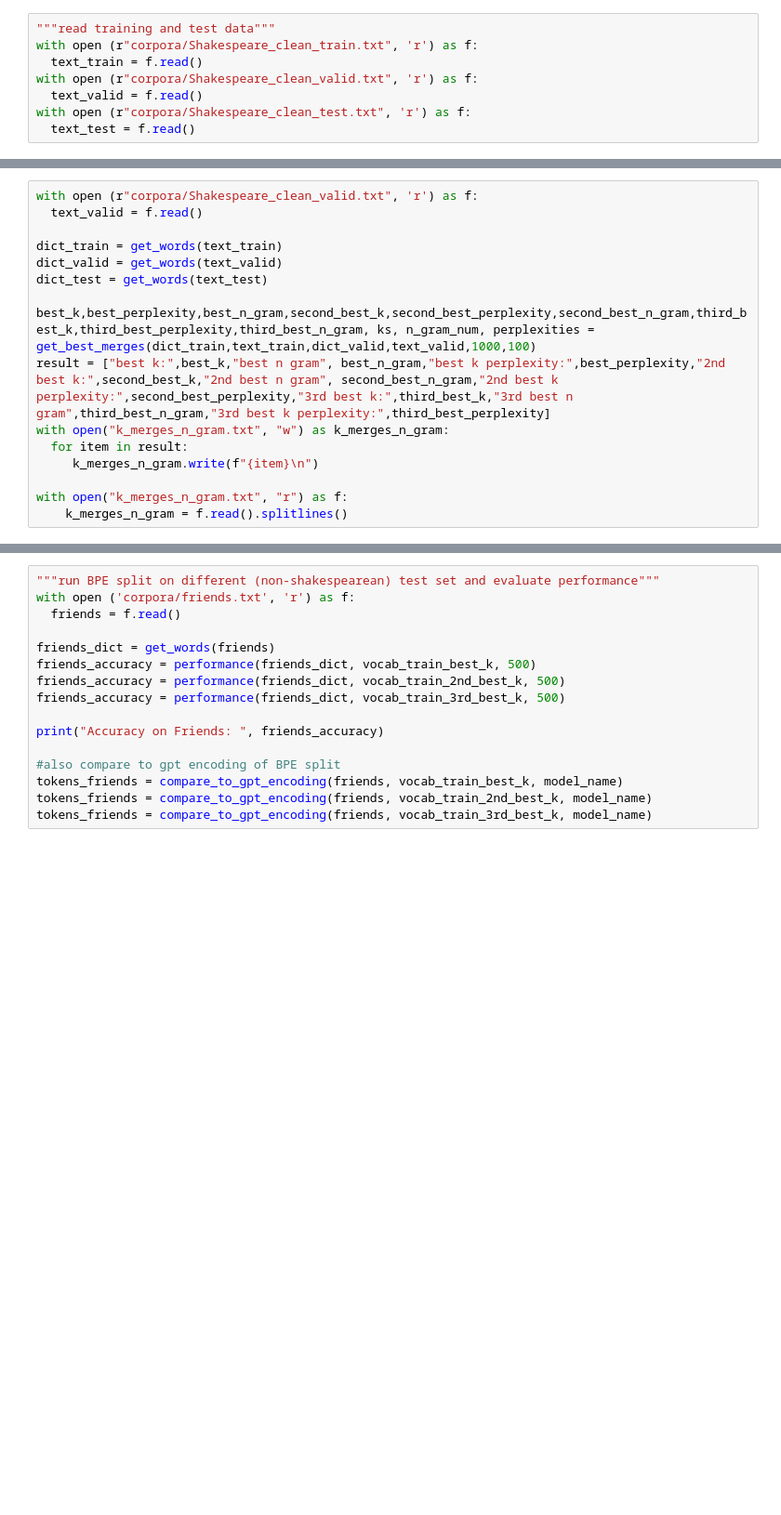
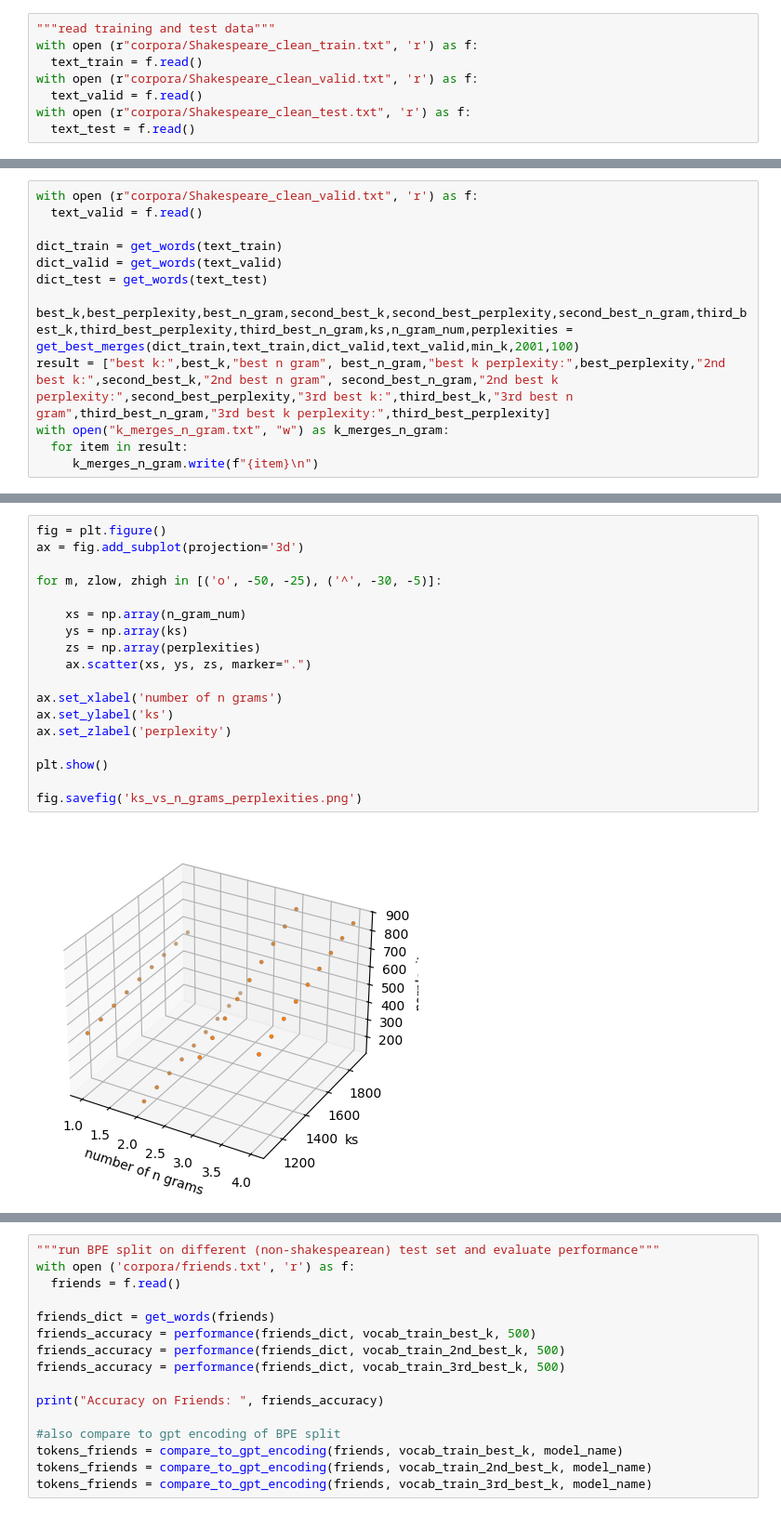
Before and after one commit to Ally511/GPT, a Jupyter notebook: BPE_Milestone.ipynb, the cells around one changed output, grey strips where cells are left out. Shown: that part at 93% size. Cells and saved outputs as stored; diff of their text form; blank space fills up the shorter version.

```diff
--- a/BPE_Milestone.ipynb
+++ b/BPE_Milestone.ipynb
@@ -18,12 +78,9 @@ dict_train = get_words(text_train)
 dict_valid = get_words(text_valid)
 dict_test = get_words(text_test)
 
-best_k,best_perplexity,best_n_gram,second_best_k,second_best_perplexity,second_best_n_gram,third_best_k,third_best_perplexity,third_best_n_gram, ks, n_gram_num, perplexities = get_best_merges(dict_train,text_train,dict_valid,text_valid,1000,100)
+best_k,best_perplexity,best_n_gram,second_best_k,second_best_perplexity,second_best_n_gram,third_best_k,third_best_perplexity,third_best_n_gram,ks,n_gram_num,perplexities = get_best_merges(dict_train,text_train,dict_valid,text_valid,min_k,2001,100)
 result = ["best k:",best_k,"best n gram", best_n_gram,"best k perplexity:",best_perplexity,"2nd best k:",second_best_k,"2nd best n gram", second_best_n_gram,"2nd best k perplexity:",second_best_perplexity,"3rd best k:",third_best_k,"3rd best n gram",third_best_n_gram,"3rd best k perplexity:",third_best_perplexity]
 with open("k_merges_n_gram.txt", "w") as k_merges_n_gram:
   for item in result:
      k_merges_n_gram.write(f"{item}\n")
-
-with open("k_merges_n_gram.txt", "r") as f:
-    k_merges_n_gram = f.read().splitlines()
 # %% [output]
@@ -47,3 +162,23 @@ Perplexity: 525.73
+# %%
+fig = plt.figure()
+ax = fig.add_subplot(projection='3d')
+
+for m, zlow, zhigh in [('o', -50, -25), ('^', -30, -5)]:
+
+    xs = np.array(n_gram_num)
+    ys = np.array(ks)
+    zs = np.array(perplexities)
+    ax.scatter(xs, ys, zs, marker=".")
+
+ax.set_xlabel('number of n grams')
+ax.set_ylabel('ks')
+ax.set_zlabel('perplexity')
+
+plt.show()
+
+fig.savefig('ks_vs_n_grams_perplexities.png')
+# %% [output]
+[figure, added]
 # %%
 """train a dictionary of byte pairs and their respective counts on training and test data"""
 #extract words from the text
```
Also changed, not shown: parts of 13 cells of this notebook, 21 other files.
